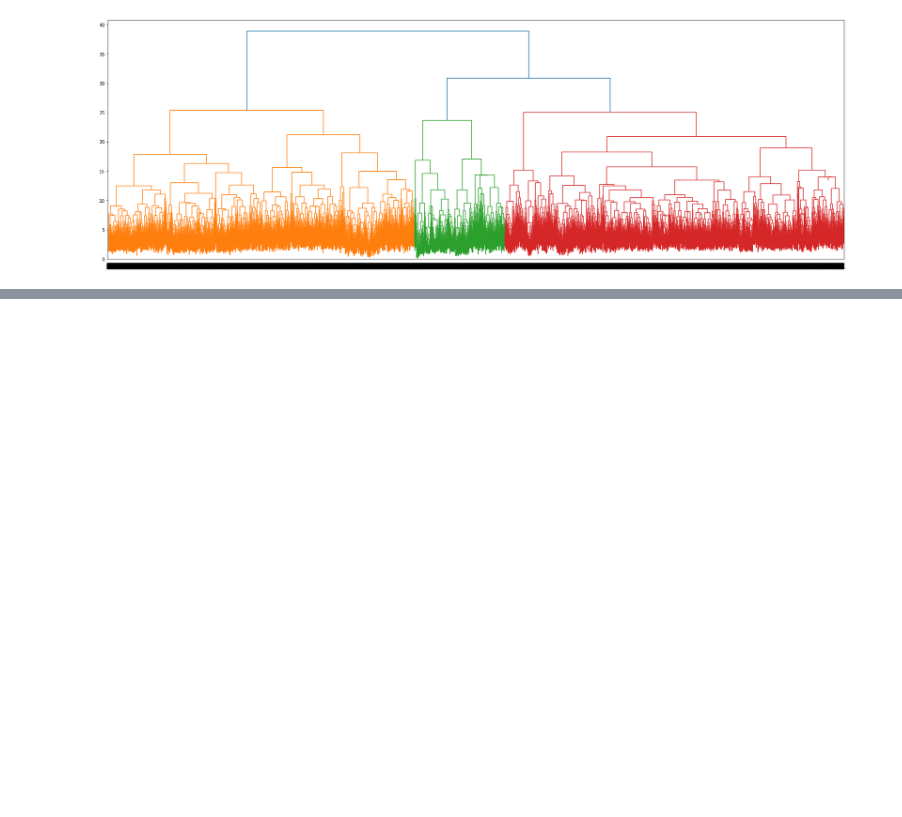
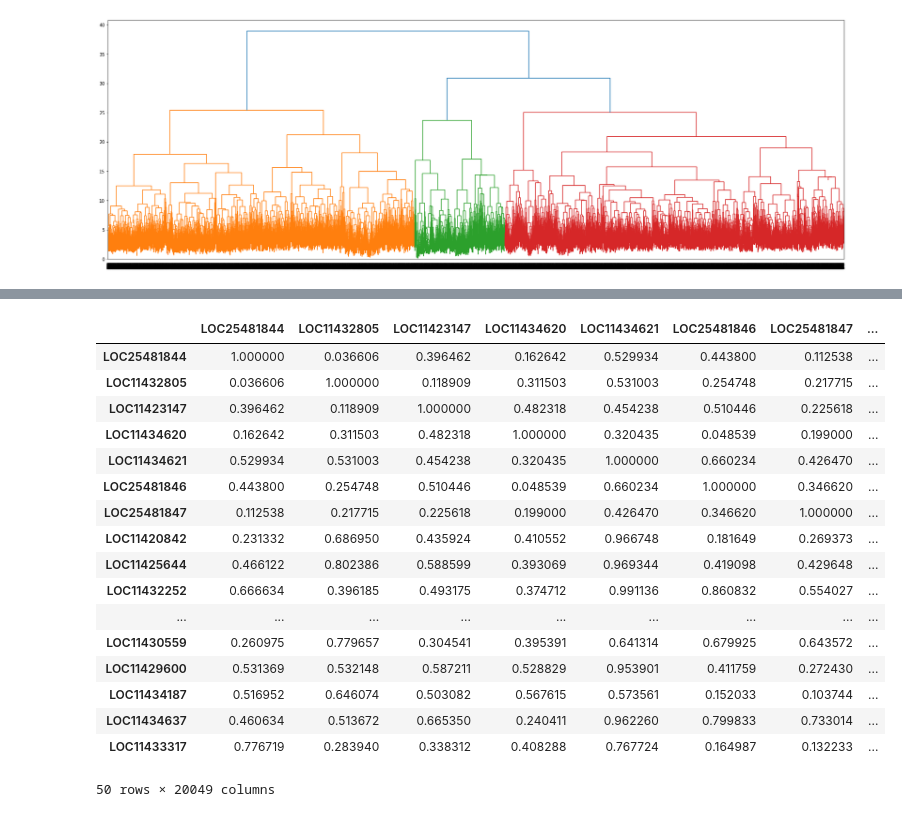
Before and after one commit to mikepassal/Plant_Go_Group_Analysis, a Jupyter notebook: Module_robustness/cluster_tom_networks.ipynb, the cells around one changed output, grey strips where cells are left out. Saved outputs shown, nothing was run; the diff lists cells and outputs as text; code cells hidden in the pictures; blank space fills up the shorter version.

```diff
--- a/Module_robustness/cluster_tom_networks.ipynb
+++ b/Module_robustness/cluster_tom_networks.ipynb
@@ -99,0 +376,21 @@ def test_function(value_1, value2, value3=4):
+# %%
+egad_results = pd.DataFrame(index = list_of_clusters)
+fc_results = pd.DataFrame(index = list_of_clusters)
+for species in ['medicago']:
+    print(species)
+    current_species_cococonet = CococoNet_reader.read_cococonet(species)
+    fc_averages_for_current_species = []
+    current_egad_gene_list = pd.DataFrame(columns = list_of_clusters, index = current_species_cococonet.index)
+    for cluster in list_of_clusters:
+        current_genes = large_enough_clusters.loc[large_enough_clusters[cluster] == 1]
+        formatted_df_for_function = pd.DataFrame(index = current_genes.index)
+        formatted_df_for_function = formatted_df_for_function.reset_index(names = 'Gene')
+        fc_scores = get_fc_sc_btw_two_species_with_gene_list_custom_arabi('arabidopsis',species,formatted_df_for_function)
+        avg_score = fc_scores['fc'].mean()
+        fc_averages_for_current_species.append(avg_score)
+        if len(fc_scores.loc[fc_scores['sp1_gene'].str.contains('AT')]) >1:
+            genes = fc_scores['sp2_gene'].values
+            current_egad_gene_list[cluster][genes] = 1
+        else:
+            genes = fc_scores['sp1_gene'].values
+            current_egad_gene_list[cluster][genes] = 1
@@ -99,0 +416,21 @@ def test_function(value_1, value2, value3=4):
+# %%
+current_species_cococonet.head(50)
+# %% [output]
+|  | LOC25481844 | LOC11432805 | LOC11423147 | LOC11434620 | LOC11434621 | LOC25481846 | LOC25481847 | ... |
+| LOC25481844 | 1.000000 | 0.036606 | 0.396462 | 0.162642 | 0.529934 | 0.443800 | 0.112538 | ... |
+| LOC11432805 | 0.036606 | 1.000000 | 0.118909 | 0.311503 | 0.531003 | 0.254748 | 0.217715 | ... |
+| LOC11423147 | 0.396462 | 0.118909 | 1.000000 | 0.482318 | 0.454238 | 0.510446 | 0.225618 | ... |
+| LOC11434620 | 0.162642 | 0.311503 | 0.482318 | 1.000000 | 0.320435 | 0.048539 | 0.199000 | ... |
+| LOC11434621 | 0.529934 | 0.531003 | 0.454238 | 0.320435 | 1.000000 | 0.660234 | 0.426470 | ... |
+| LOC25481846 | 0.443800 | 0.254748 | 0.510446 | 0.048539 | 0.660234 | 1.000000 | 0.346620 | ... |
+| LOC25481847 | 0.112538 | 0.217715 | 0.225618 | 0.199000 | 0.426470 | 0.346620 | 1.000000 | ... |
+| LOC11420842 | 0.231332 | 0.686950 | 0.435924 | 0.410552 | 0.966748 | 0.181649 | 0.269373 | ... |
+| LOC11425644 | 0.466122 | 0.802386 | 0.588599 | 0.393069 | 0.969344 | 0.419098 | 0.429648 | ... |
+| LOC11432252 | 0.666634 | 0.396185 | 0.493175 | 0.374712 | 0.991136 | 0.860832 | 0.554027 | ... |
+| ... | ... | ... | ... | ... | ... | ... | ... | ... |
+| LOC11430559 | 0.260975 | 0.779657 | 0.304541 | 0.395391 | 0.641314 | 0.679925 | 0.643572 | ... |
+| LOC11429600 | 0.531369 | 0.532148 | 0.587211 | 0.528829 | 0.953901 | 0.411759 | 0.272430 | ... |
+| LOC11434187 | 0.516952 | 0.646074 | 0.503082 | 0.567615 | 0.573561 | 0.152033 | 0.103744 | ... |
+| LOC11434637 | 0.460634 | 0.513672 | 0.665350 | 0.240411 | 0.962260 | 0.799833 | 0.733014 | ... |
+| LOC11433317 | 0.776719 | 0.283940 | 0.338312 | 0.408288 | 0.767724 | 0.164987 | 0.132233 | ... |
+50 rows × 20049 columns
```
Also changed, not shown: parts of 45 cells of this notebook, 4 other files.
